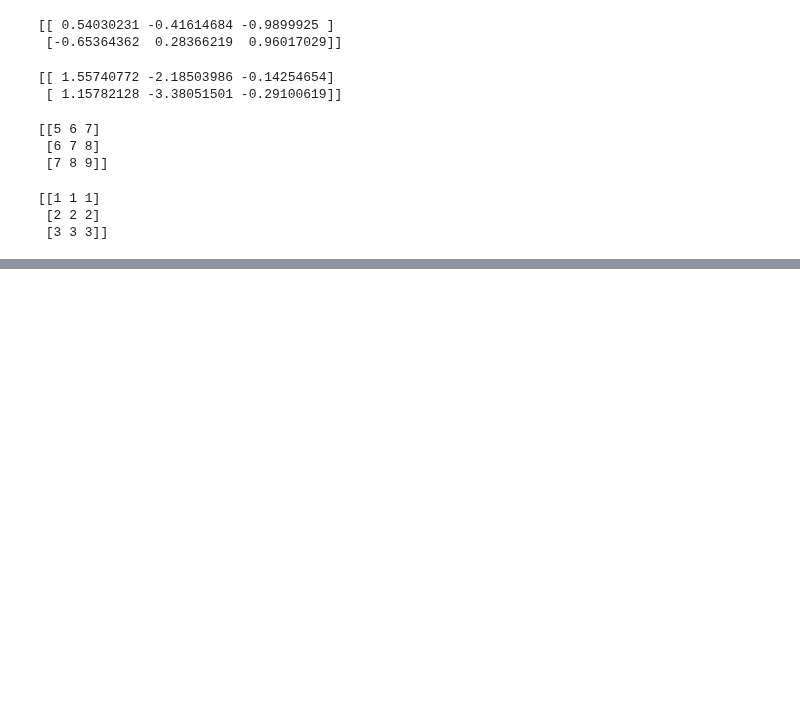
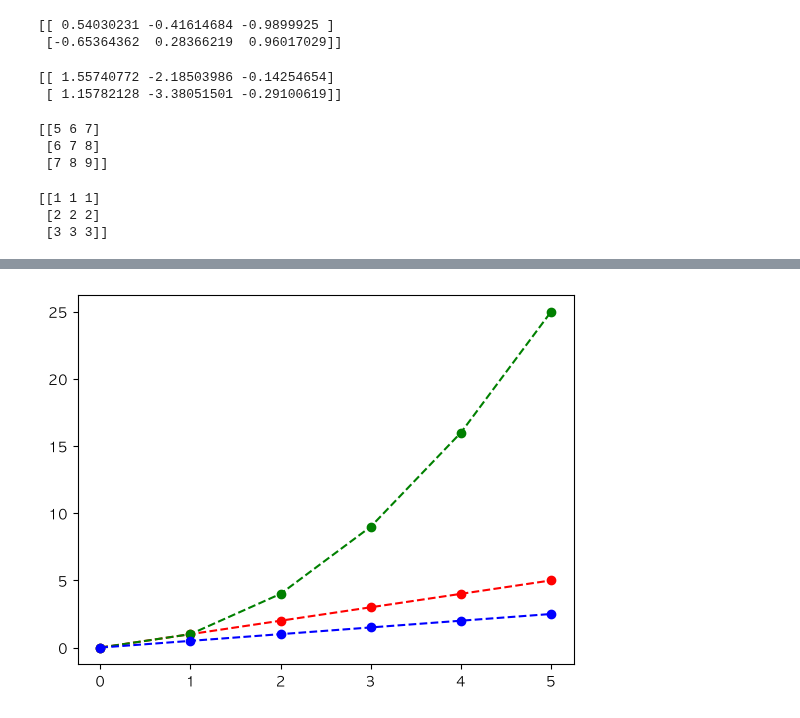
Before and after one commit to chan3623/data-collection-workspace, a Jupyter notebook: example_numpy.ipynb, the cells around one changed output, grey strips where cells are left out. Cells and saved outputs as stored; diff of their text form; code cells hidden in the pictures; blank space fills up the shorter version.

```diff
--- a/example_numpy.ipynb
+++ b/example_numpy.ipynb
@@ -168,0 +200,7 @@ print(arr1 + arr2)
+# %%
+x = np.array([0, 1, 2, 3, 4, 5])
+y = np.array([0, 1, 2, 3, 4, 5])
+plt.plot(x, y, "r--o", x, y ** 2, "g--o", x, y / 2, "b--o")
+plt.show()
+# %% [output]
+[figure, added]
```
Also changed, not shown: parts of 66 cells of this notebook, 9 other files.
